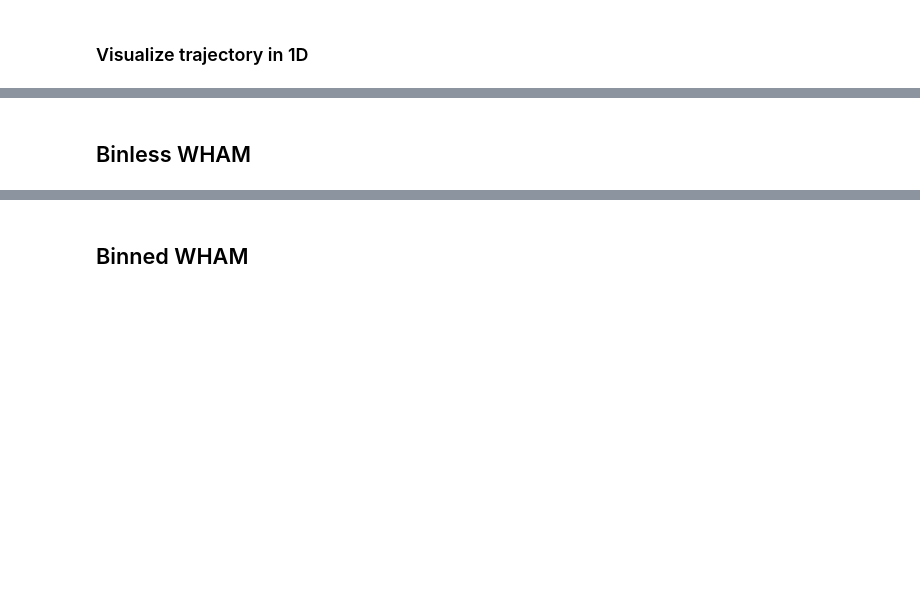
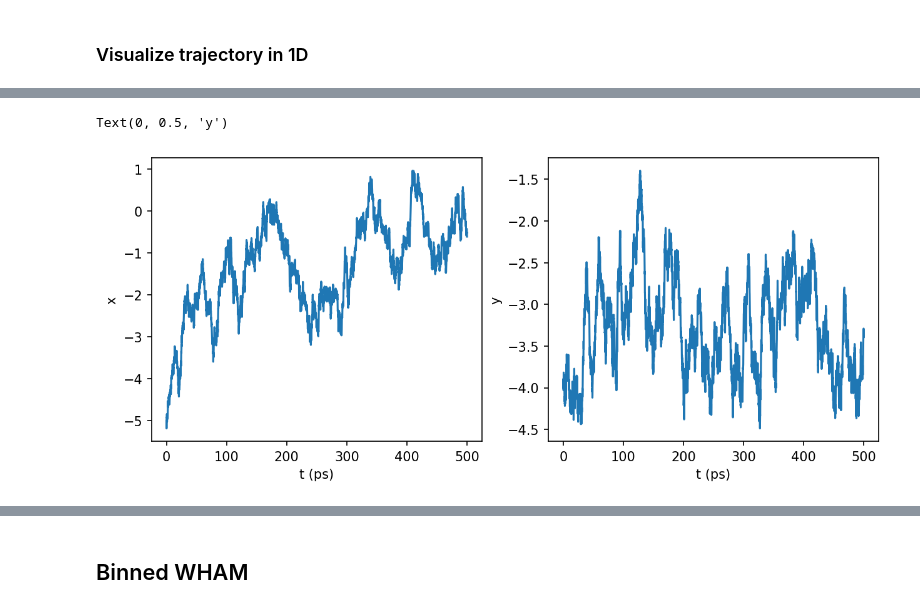
Before and after one commit to apallath/WHAM, a Jupyter notebook: examples/1_1D_umbrella_sampling.ipynb, the cells around one changed output, grey strips where cells are left out. Drawn from its saved outputs; the diff is of its cells as text; code cells hidden in the pictures; blank space fills up the shorter version.

```diff
--- a/examples/1_1D_umbrella_sampling.ipynb
+++ b/examples/1_1D_umbrella_sampling.ipynb
@@ -79,17 +101,21 @@ vis.scatter_traj_projection_x(sim.traj)
 # %%
-if not os.path.exists("examples_out/1D_US/unbiased"):
-    os.makedirs("examples_out/1D_US/unbiased")
+if not os.path.exists("examples_out/1D_US/biased/test"):
+    os.makedirs("examples_out/1D_US/biased/test")
 
 pot = single_particle_ld.TwoBasinPotential2D()
 
+umbrella = single_particle_ld.HarmonicBias(kappa_x=2, x_0=0)
+
 sim = single_particle_ld.SingleParticleSimulation(pot,
+                                                  bias=umbrella,
                                                   init_coord=np.array([[-5, -4, 0]]),
-                                                  traj_in_mem=True,
                                                   cpu_threads=1)
 sim(nsteps=50000 + 1,
     chkevery=10000,
     trajevery=10,
     energyevery=10,
-    chkfile="examples_out/1D_US/unbiased/chk_state.pkl",
-    trajfile="examples_out/1D_US/unbiased/traj.dat",
-    energyfile="examples_out/1D_US/unbiased/energies.dat")
+    chkfile="examples_out/1D_US/biased/test/chk_state.pkl",
+    trajfile="examples_out/1D_US/biased/test/traj.dat",
+    energyfile="examples_out/1D_US/biased/test/energies.dat")
+
+t, traj = single_particle_ld.TrajectoryReader("examples_out/1D_US/biased/test/traj.dat").read_traj()
@@ -96,2 +134,11 @@ sim(nsteps=50000 + 1,
-# %% [markdown]
-## Binless WHAM
+# %%
+fig, ax = plt.subplots(1, 2, figsize=(10, 4), dpi=150)
+ax[0].plot(t, traj[:, 0])
+ax[1].plot(t, traj[:, 1])
+ax[0].set_xlabel("t (ps)")
+ax[1].set_xlabel("t (ps)")
+ax[0].set_ylabel("x")
+ax[1].set_ylabel("y")
+# %% [output]
+Text(0, 0.5, 'y')
+[figure, added]
```
Also changed, not shown: parts of 31 cells of this notebook, 1 other file.
